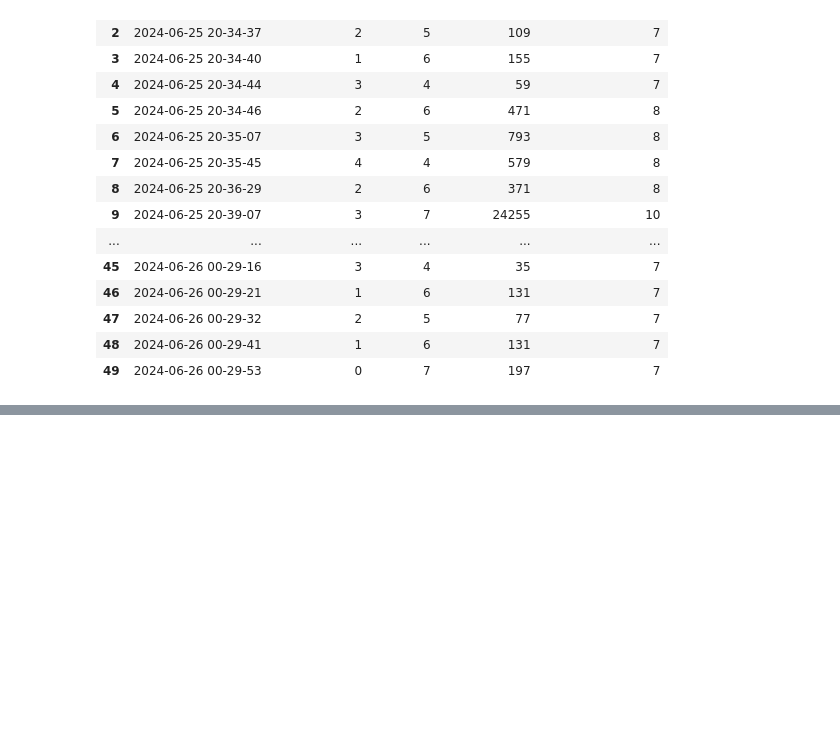
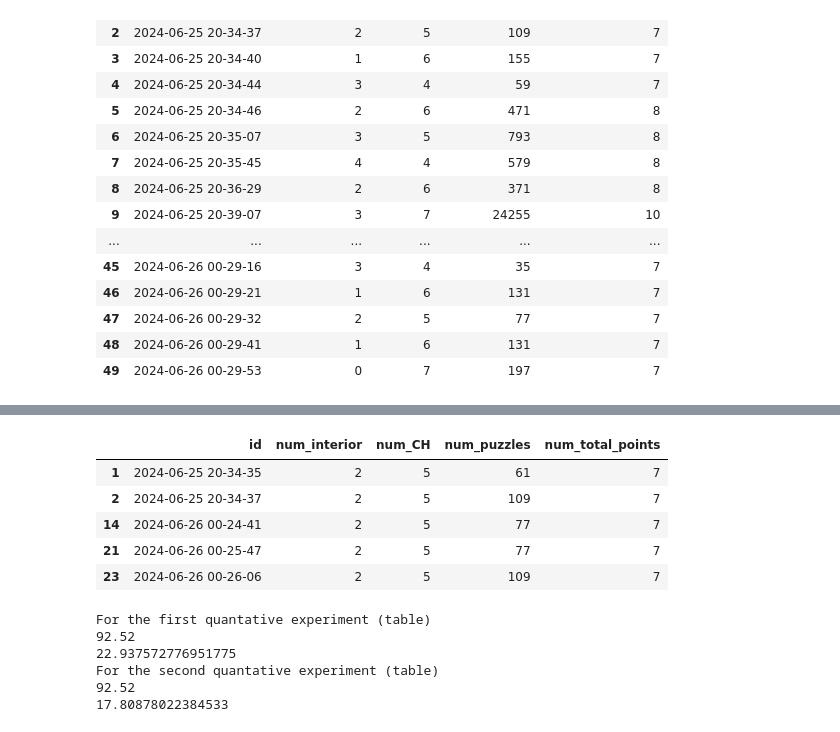
Before and after one commit to yanivohayon8/enumerating_convex_partitions, a Jupyter notebook: notebooks/8_quantative_results_thesis.ipynb, the cells around one changed output, grey strips where cells are left out. Cells and saved outputs as stored; diff of their text form; code cells hidden in the pictures; blank space fills up the shorter version.

```diff
--- a/notebooks/8_quantative_results_thesis.ipynb
+++ b/notebooks/8_quantative_results_thesis.ipynb
@@ -130,3 +152,29 @@ num_interior  num_CH
               5          10
 6             4           3
 dtype: int64
+# %%
+ch_5_int_2 = df_all_samples[(df_all_samples["num_CH"] == 5) & (df_all_samples["num_interior"] == 2)]
+ch_5_int_2.head()
+# %% [output]
+|  | id | num_interior | num_CH | num_puzzles | num_total_points |
+| 1 | 2024-06-25 20-34-35 | 2 | 5 | 61 | 7 |
+| 2 | 2024-06-25 20-34-37 | 2 | 5 | 109 | 7 |
+| 14 | 2024-06-26 00-24-41 | 2 | 5 | 77 | 7 |
+| 21 | 2024-06-26 00-25-47 | 2 | 5 | 77 | 7 |
+| 23 | 2024-06-26 00-26-06 | 2 | 5 | 109 | 7 |
+# %%
+print("For the first quantative experiment (table)")
+print(ch_5_int_2[:50]["num_puzzles"].mean())
+print(ch_5_int_2[:50]["num_puzzles"].std())
+
+# For the second quantative experiment (table)
+print("For the second quantative experiment (table)")
+print(ch_5_int_2[50:100]["num_puzzles"].mean())
+print(ch_5_int_2[50:100]["num_puzzles"].std())
+# %% [output]
+For the first quantative experiment (table)
+92.52
+22.937572776951775
+For the second quantative experiment (table)
+92.52
+17.80878022384533
```
Also changed, not shown: parts of 5 cells of this notebook, 3 other files.
